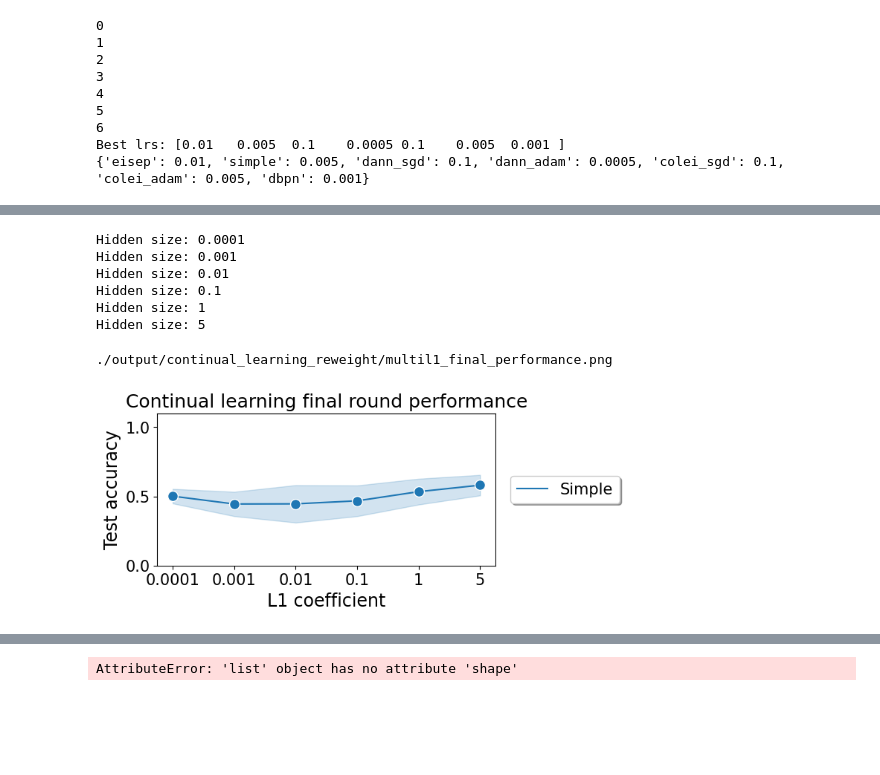
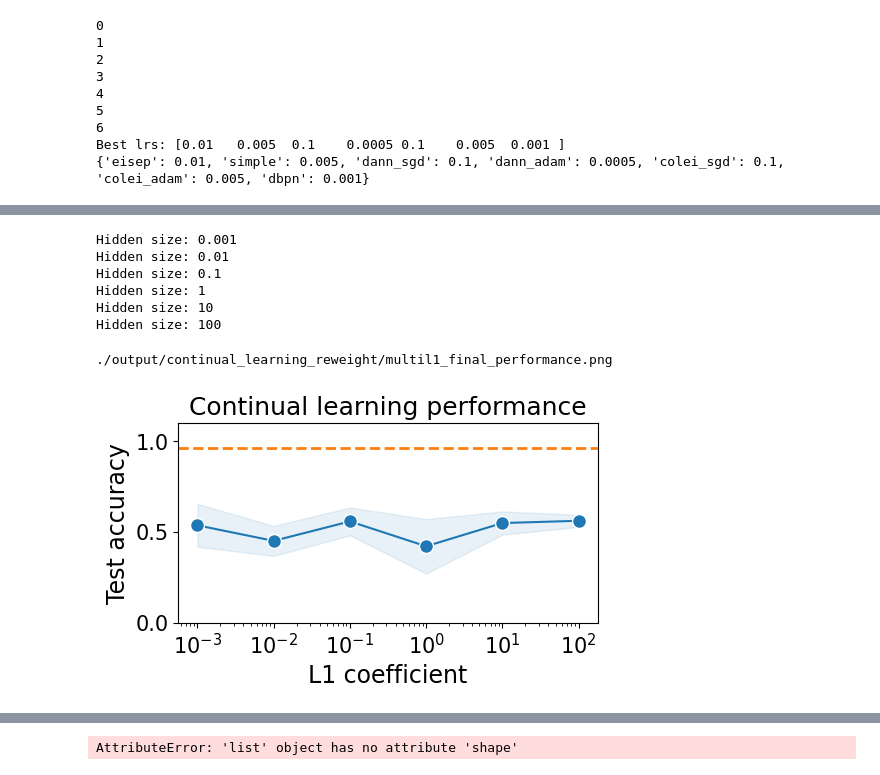
Before and after one commit to NeuroAIHub/EISep, a Jupyter notebook: docs/examples/supervised_sequential_learning_multil1.ipynb, the cells around one changed output, grey strips where cells are left out. Saved outputs shown, nothing was run; the diff lists cells and outputs as text; code cells hidden in the pictures; blank space fills up the shorter version.

```diff
--- a/docs/examples/supervised_sequential_learning_multil1.ipynb
+++ b/docs/examples/supervised_sequential_learning_multil1.ipynb
@@ -212,7 +212,8 @@ def plot_log(log, dir, items):
     plt.savefig(dir)
     return
 # %%
-task_ids = ["go", "dlygo", "anti", "dlyanti"]
+# task_ids = ["go", "dlygo", "anti", "dlyanti"]
+task_ids = ["go", "anti", "dlygo", "dlyanti"]
 task = [f"yang19.{task}-v0" for task in task_ids]
 envs = [ngym.make(t, **kwargs) for t in task]
 # %%
@@ -302,7 +303,8 @@ import os
 model_names = ['simple']
 lrs = [best_lr_dict[model_name] for model_name in model_names]
 # hidden_sizes = [8, 16, 32, 128, 256]
-l1_coefs = [1e-1, 1, 3, 5]
+l1_coefs = [100]
+# l1_coefs = [1e-3, 1e-2, 1e-1, 1, 5, 10]
 print(lrs)
 # lrs = [5e-3]
 # model_names = ['eisep']
@@ -311,7 +313,7 @@ for l1_coef in l1_coefs:
     for i, model_name in enumerate(model_names):
         print(model_name)
         info = multiple_train(model_name, lrs[i], l1_coef=l1_coef)
-        path = f'./result/continual_learning_reweight/l1coef_{l1_coef}/lr{lrs[i]}_{model_name}_info.pkl'
+        path = f'./result/continual_learning_gradient_alignment_reorder_old/l1coef_{l1_coef}/lr{lrs[i]}_{model_name}_info.pkl'
         os.makedirs(os.path.dirname(path), exist_ok=True)
         with open(path, 'wb') as f:
             pkl.dump(info, f)
@@ -343,7 +345,7 @@ import os
 # legend_names = ['EISep', 'Simple']
 # model_colors = ['C1', 'C0']
 n_seed = 5
-l1_coef = 64
+hidden_size = 64
 epoch = 200
 repeat_times = 10
 batch_size = 32
@@ -356,7 +358,7 @@ model_colors = ['C0']
 # model_colors = ['C1', 'C0', 'C2', 'C3', 'C4', 'C5', 'C6', 'C7', 'C8', 'C9']
 # hidden_sizes = [8, 16, 32, 64, 128, 256]
 # l1_coefs = [1e-2, 1e-1, 0.5, 1, 3, 5]
-l1_coefs = [1e-4, 1e-3, 1e-2, 1e-1, 1, 5]
+l1_coefs = [1e-3, 1e-2, 1e-1, 1, 10, 100]
 # model_names = ['eisep', 'simple', 'absolute_eisep', 'fixed_eisep', 'entryei', 'eisep_init_ColEI', 'eisep_init_DBPN']
 # legend_names = ['EISep', 'Simple', 'Abs-EISep', 'Fixed-EISep', 'EntryEI', 'EISep(N1)', 'EISep(N2)']
 # model_colors = ['C1', 'C0', 'C7', 'C8', 'C9', '#E69F00', '#009E73']
@@ -371,7 +373,7 @@ for i, l1_coef in enumerate(l1_coefs):
     print(f'Hidden size: {l1_coef}')
     for j, model_name in enumerate(model_names):
         # print(model_name)
-        path = f'./result/continual_learning_reweight/l1coef_{l1_coef}/lr{lrs[j]}_{model_name}_info.pkl'
+        path = f'./result/continual_learning_gradient_alignment_reorder_old/l1coef_{l1_coef}/lr{lrs[j]}_{model_name}_info.pkl'
         if not os.path.exists(path):
             raise ValueError(f"Path {path} does not exist.")
         infos[i][j] = pkl.load(open(path, 'rb'))
@@ -385,46 +387,44 @@ for i, l1_coef in enumerate(l1_coefs):
         final_performance_stes[i,j,0] = final_performance
         final_performance_stes[i,j,1] = final_ste
 # %% [output]
-Hidden size: 0.0001
 Hidden size: 0.001
 Hidden size: 0.01
 Hidden size: 0.1
 Hidden size: 1
-Hidden size: 5
+Hidden size: 10
+Hidden size: 100
 # %%
 fontsize = 15
 # fig, ax = plt.subplots(1,2,figsize=(10,3), constrained_layout=True)
-fig, ax = plt.subplots(1,2,figsize=(10,3), constrained_layout=True)
+fig, ax = plt.subplots(1,1,figsize=(5,3), constrained_layout=True)
 for j in range(len(model_names)-1, -1, -1):
-    ax[0].plot(final_performance_stes[:,j,0], label=legend_names[j], color=model_colors[j],
+    ax.plot(l1_coefs, final_performance_stes[:,j,0], label=legend_names[j], color=model_colors[j],
                marker='o', markersize=10, markeredgecolor='white', markeredgewidth=1)
-    ax[0].fill_between(np.arange(len(l1_coefs)),
+    ax.fill_between(l1_coefs,
                     final_performance_stes[:,j,0] - final_performance_stes[:,j,1],
                     final_performance_stes[:,j,0] + final_performance_stes[:,j,1],
-                    alpha=0.2, color=model_colors[j])
-for j in range(len(model_names)):
-    ax[1].plot(np.zeros((1,)), label=legend_names[j], color=model_colors[j], alpha=1,
-               marker='o', markersize=0, markeredgecolor='white', markeredgewidth=1)
-
-ax[0].set_ylim(0,1.1)
-ax[0].set_xticks(np.arange(len(l1_coefs)))
-ax[0].set_xticklabels(l1_coefs)
+                    alpha=0.1, color=model_colors[j])
+ax.set_ylim(0,1.1)
+# ax.set_xticks(np.arange(len(l1_coefs)))
+# ax.set_xticklabels(l1_coefs)
+ax.set_xscale('log')
+ax.axhline(0.96, color='C1', linestyle='--', linewidth=2)
 # ax[0].set_xlabel('Hidden size', fontsize=fontsize+2)
-ax[0].set_xlabel('L1 coefficient', fontsize=fontsize+2)
-ax[0].set_title('Final round performance in continual learning', fontsize=fontsize+3)
+ax.set_xlabel('L1 coefficient', fontsize=fontsize+2)
+ax.set_title('Continual learning performance', fontsize=fontsize+3)
 # ax[0].legend(loc='lower right', fontsize=fontsize)
-ax[0].set_ylabel('Test accuracy', fontsize=fontsize+2)
-ax[0].tick_params(labelsize=fontsize)
-ax[1].legend(fontsize=fontsize, loc='center left', framealpha=1, shadow=True, markerscale=1)
-ax[1].axis('off')
-for a in ax:
-    a.tick_params(labelsize=fontsize)
+ax.set_ylabel('Test accuracy', fontsize=fontsize+2)
+ax.tick_params(labelsize=fontsize)
+# ax[1].legend(fontsize=fontsize, loc='center left', framealpha=1, shadow=True, markerscale=1)
+# ax[1].axis('off')
+# for a in ax:
+#     a.tick_params(labelsize=fontsize)
 savefig('./output/continual_learning_reweight/multil1_final_performance.png', dpi=400)
 plt.show()
 plt.close()
 # %% [output]
 ./output/continual_learning_reweight/multil1_final_performance.png
-[figure, old version]
+[figure, new version]
 # %%
 # model_names = ['eisep', 'simple', 'dann_sgd', 'dann_adam', 'colei_sgd', 'colei_adam', 'dbpn']
 # legend_names = ['EISep', 'Simple', 'DANN-SGD', 'DANN-Adam', 'ColEI-SGD', 'ColEI-Adam', 'DBPN']
```
Also changed, not shown: parts of 2 cells of this notebook, 19 other files.
